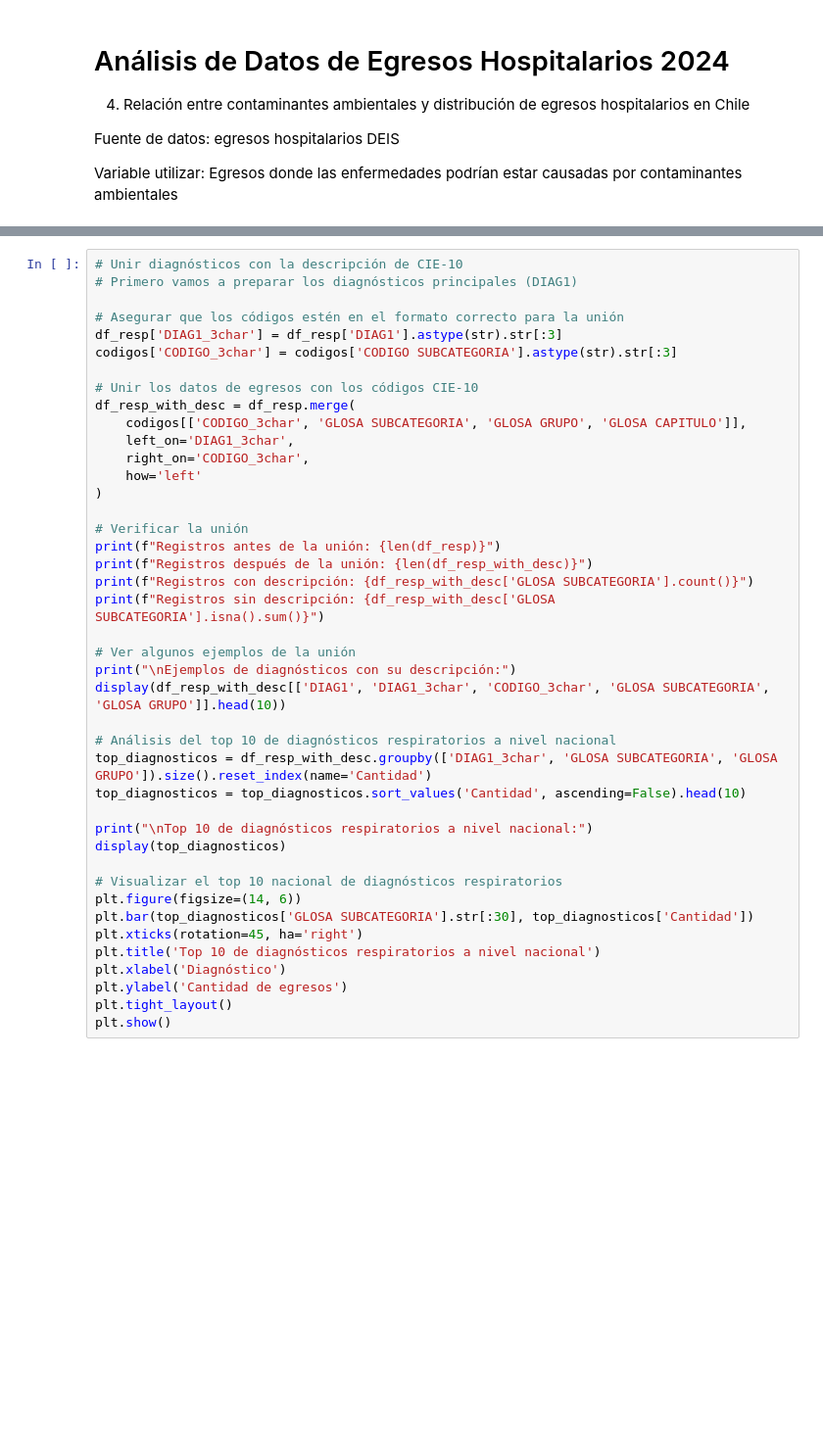
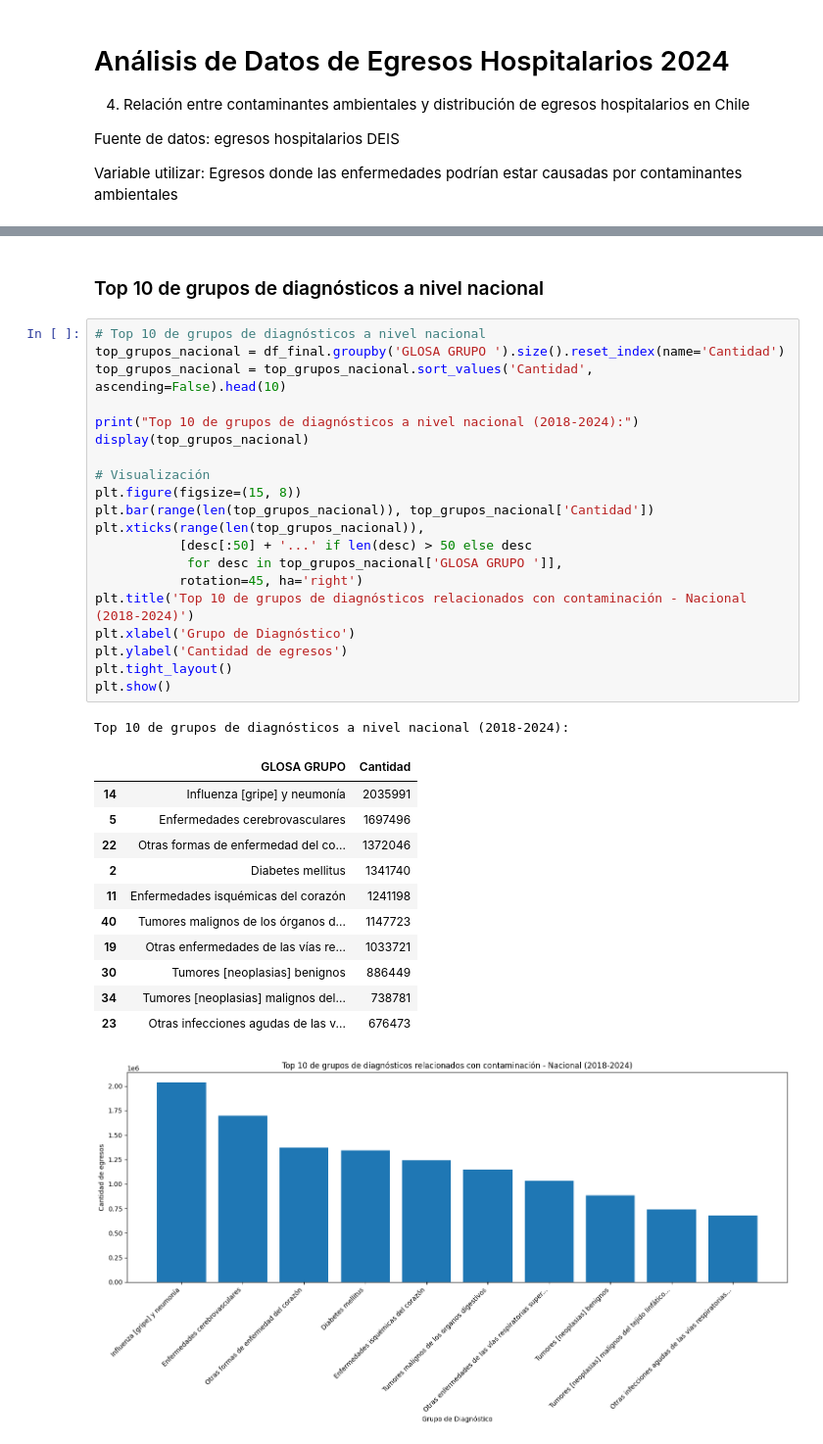
Before and after one commit to MattiasMR/infEstadistica, a Jupyter notebook: ProyectoGrupal/trabajo_grupal.ipynb, the cells around one changed output, grey strips where cells are left out. Shown: that part at 98% size. Drawn from its saved outputs; the diff is of its cells as text; blank space fills up the shorter version.

```diff
--- a/ProyectoGrupal/trabajo_grupal.ipynb
+++ b/ProyectoGrupal/trabajo_grupal.ipynb
@@ -292,42 +372,36 @@ Distribución de egresos hospitalarios respiratorios por región:
-# %%
-# Unir diagnósticos con la descripción de CIE-10
-# Primero vamos a preparar los diagnósticos principales (DIAG1)
-
-# Asegurar que los códigos estén en el formato correcto para la unión
-df_resp['DIAG1_3char'] = df_resp['DIAG1'].astype(str).str[:3]
-codigos['CODIGO_3char'] = codigos['CODIGO SUBCATEGORIA'].astype(str).str[:3]
-
-# Unir los datos de egresos con los códigos CIE-10
-df_resp_with_desc = df_resp.merge(
-    codigos[['CODIGO_3char', 'GLOSA SUBCATEGORIA', 'GLOSA GRUPO', 'GLOSA CAPITULO']],
-    left_on='DIAG1_3char',
-    right_on='CODIGO_3char',
-    how='left'
-)
-
-# Verificar la unión
-print(f"Registros antes de la unión: {len(df_resp)}")
-print(f"Registros después de la unión: {len(df_resp_with_desc)}")
-print(f"Registros con descripción: {df_resp_with_desc['GLOSA SUBCATEGORIA'].count()}")
-print(f"Registros sin descripción: {df_resp_with_desc['GLOSA SUBCATEGORIA'].isna().sum()}")
-
-# Ver algunos ejemplos de la unión
-print("\nEjemplos de diagnósticos con su descripción:")
-display(df_resp_with_desc[['DIAG1', 'DIAG1_3char', 'CODIGO_3char', 'GLOSA SUBCATEGORIA', 'GLOSA GRUPO']].head(10))
-
-# Análisis del top 10 de diagnósticos respiratorios a nivel nacional
-top_diagnosticos = df_resp_with_desc.groupby(['DIAG1_3char', 'GLOSA SUBCATEGORIA', 'GLOSA GRUPO']).size().reset_index(name='Cantidad')
-top_diagnosticos = top_diagnosticos.sort_values('Cantidad', ascending=False).head(10)
-
-print("\nTop 10 de diagnósticos respiratorios a nivel nacional:")
-display(top_diagnosticos)
-
-# Visualizar el top 10 nacional de diagnósticos respiratorios
-plt.figure(figsize=(14, 6))
-plt.bar(top_diagnosticos['GLOSA SUBCATEGORIA'].str[:30], top_diagnosticos['Cantidad'])
-plt.xticks(rotation=45, ha='right')
-plt.title('Top 10 de diagnósticos respiratorios a nivel nacional')
-plt.xlabel('Diagnóstico')
-plt.ylabel('Cantidad de egresos')
-plt.tight_layout()
-plt.show()
+# %% [markdown]
+### Top 10 de grupos de diagnósticos a nivel nacional
+# %%
+# Top 10 de grupos de diagnósticos a nivel nacional
+top_grupos_nacional = df_final.groupby('GLOSA GRUPO ').size().reset_index(name='Cantidad')
+top_grupos_nacional = top_grupos_nacional.sort_values('Cantidad', ascending=False).head(10)
+
+print("Top 10 de grupos de diagnósticos a nivel nacional (2018-2024):")
+display(top_grupos_nacional)
+
+# Visualización
+plt.figure(figsize=(15, 8))
+plt.bar(range(len(top_grupos_nacional)), top_grupos_nacional['Cantidad'])
+plt.xticks(range(len(top_grupos_nacional)),
+           [desc[:50] + '...' if len(desc) > 50 else desc
+            for desc in top_grupos_nacional['GLOSA GRUPO ']],
+           rotation=45, ha='right')
+plt.title('Top 10 de grupos de diagnósticos relacionados con contaminación - Nacional (2018-2024)')
+plt.xlabel('Grupo de Diagnóstico')
+plt.ylabel('Cantidad de egresos')
+plt.tight_layout()
+plt.show()
+# %% [output]
+Top 10 de grupos de diagnósticos a nivel nacional (2018-2024):
+|  | GLOSA GRUPO | Cantidad |
+| 14 | Influenza [gripe] y neumonía | 2035991 |
+| 5 | Enfermedades cerebrovasculares | 1697496 |
+| 22 | Otras formas de enfermedad del co... | 1372046 |
+| 2 | Diabetes mellitus | 1341740 |
+| 11 | Enfermedades isquémicas del corazón | 1241198 |
+| 40 | Tumores malignos de los órganos d... | 1147723 |
+| 19 | Otras enfermedades de las vías re... | 1033721 |
+| 30 | Tumores [neoplasias] benignos | 886449 |
+| 34 | Tumores [neoplasias] malignos del... | 738781 |
+| 23 | Otras infecciones agudas de las v... | 676473 |
+[figure, added]
```
Also changed, not shown: parts of 25 cells of this notebook, 9 other files.
